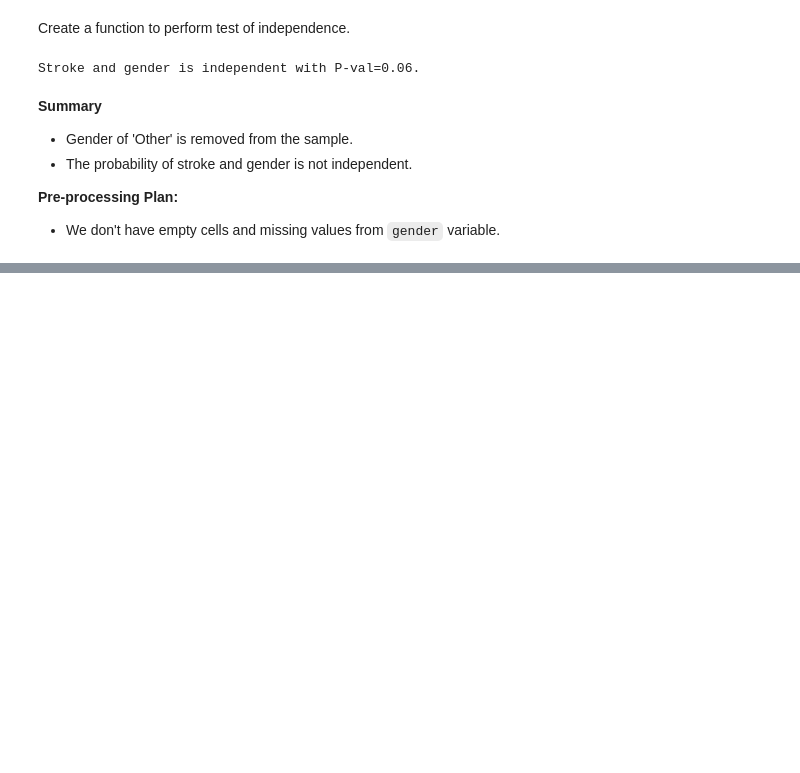
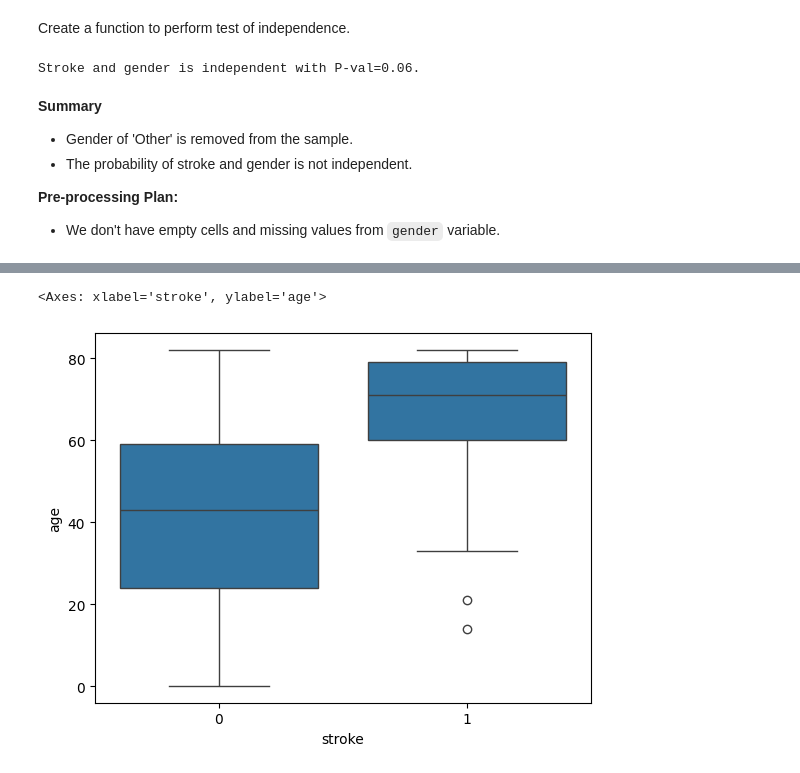
Before and after one commit to daniel-satria/credit_scoring, a Jupyter notebook: notebook/5.imbalancedSampe.ipynb, the cells around one changed output, grey strips where cells are left out. Cells and saved outputs as stored; diff of their text form; code cells hidden in the pictures; blank space fills up the shorter version.

```diff
--- a/notebook/5.imbalancedSampe.ipynb
+++ b/notebook/5.imbalancedSampe.ipynb
@@ -363,0 +400,8 @@ Stroke and gender is independent with P-val=0.06.
+# %%
+# Boxplot of age by response stroke
+sns.boxplot(data = data_train,
+            x = response_variable,
+            y = 'age')
+# %% [output]
+<Axes: xlabel='stroke', ylabel='age'>
+[figure, added]
```
Also changed, not shown: parts of 22 cells of this notebook.
